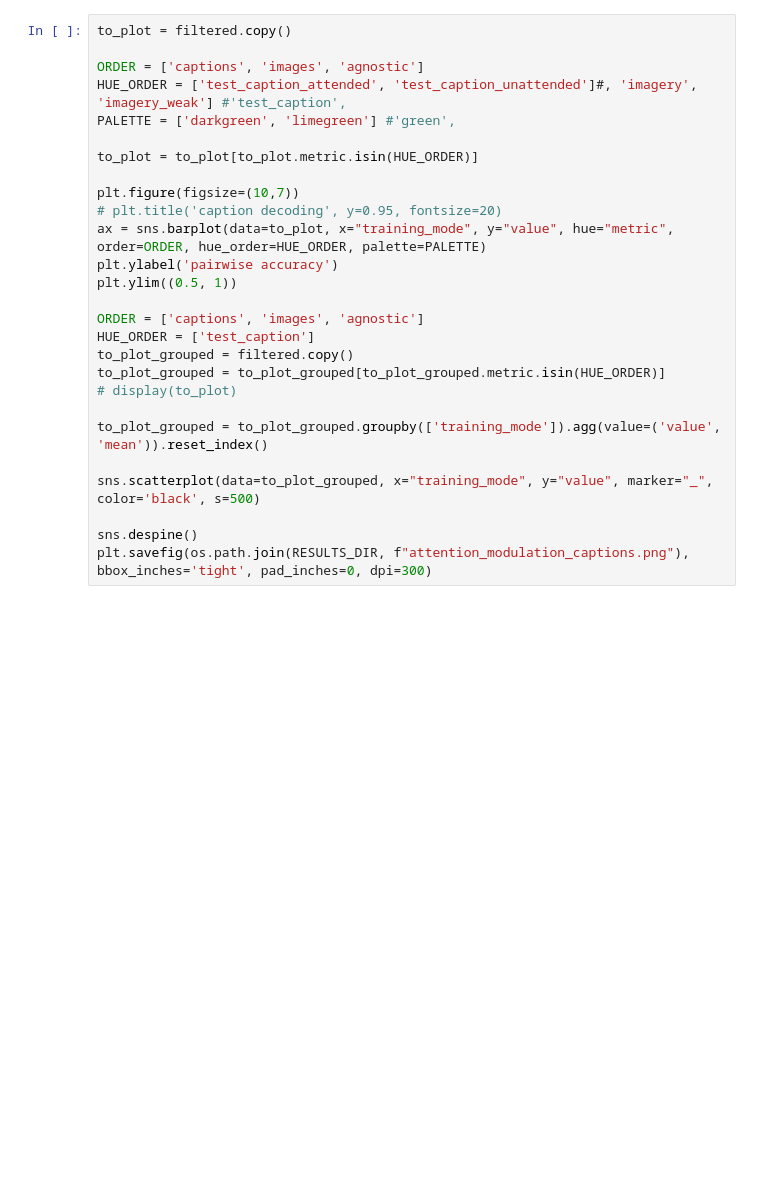
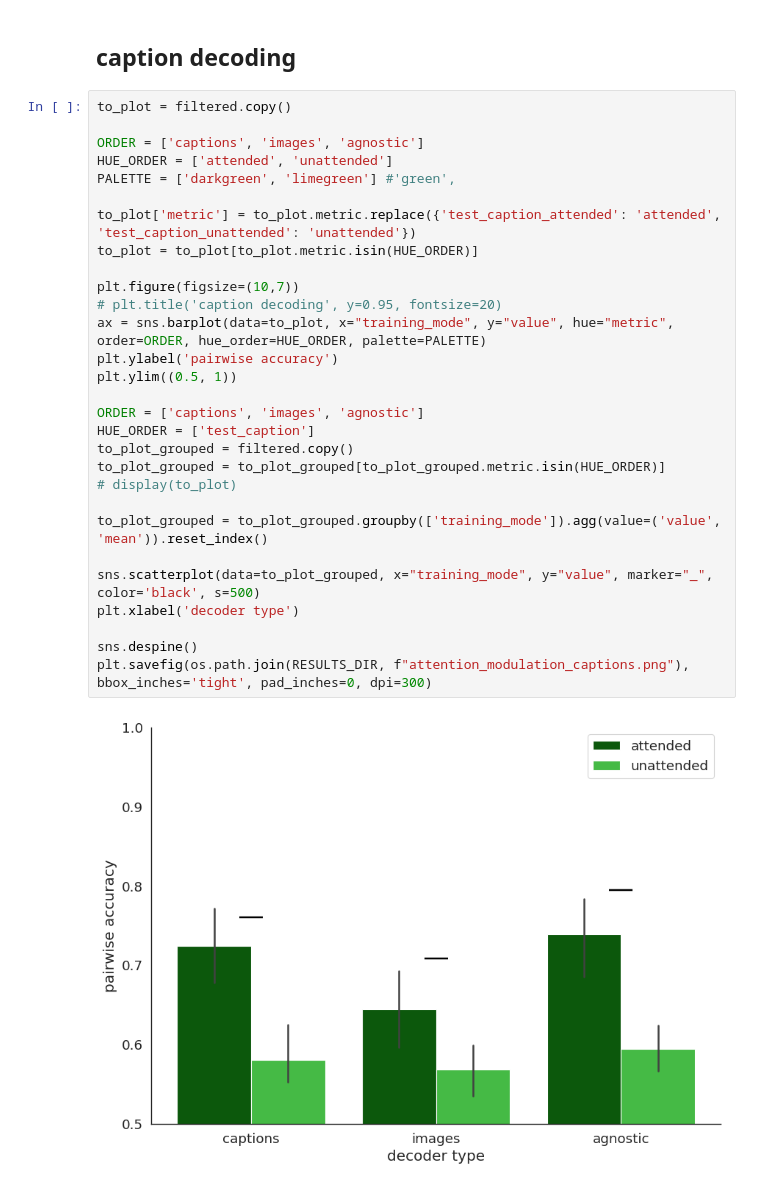
Before and after one commit to mitjanikolaus/multimodal_decoding, a Jupyter notebook: notebooks/analysis_attention_modulation.ipynb, the cells around one changed output. Drawn from its saved outputs; the diff is of its cells as text; blank space fills up the shorter version.

```diff
--- a/notebooks/analysis_attention_modulation.ipynb
+++ b/notebooks/analysis_attention_modulation.ipynb
@@ -115,27 +215,33 @@ print('\n')
+# %% [markdown]
+## caption decoding
 # %%
 to_plot = filtered.copy()
 
 ORDER = ['captions', 'images', 'agnostic']
-HUE_ORDER = ['test_caption_attended', 'test_caption_unattended']#, 'imagery', 'imagery_weak'] #'test_caption',
+HUE_ORDER = ['attended', 'unattended']
 PALETTE = ['darkgreen', 'limegreen'] #'green',
 
+to_plot['metric'] = to_plot.metric.replace({'test_caption_attended': 'attended', 'test_caption_unattended': 'unattended'})
 to_plot = to_plot[to_plot.metric.isin(HUE_ORDER)]
 
 plt.figure(figsize=(10,7))
 # plt.title('caption decoding', y=0.95, fontsize=20)
 ax = sns.barplot(data=to_plot, x="training_mode", y="value", hue="metric", order=ORDER, hue_order=HUE_ORDER, palette=PALETTE)
 plt.ylabel('pairwise accuracy')
 plt.ylim((0.5, 1))
 
 ORDER = ['captions', 'images', 'agnostic']
 HUE_ORDER = ['test_caption']
 to_plot_grouped = filtered.copy()
 to_plot_grouped = to_plot_grouped[to_plot_grouped.metric.isin(HUE_ORDER)]
 # display(to_plot)
 
 to_plot_grouped = to_plot_grouped.groupby(['training_mode']).agg(value=('value', 'mean')).reset_index()
 
 sns.scatterplot(data=to_plot_grouped, x="training_mode", y="value", marker="_", color='black', s=500)
+plt.xlabel('decoder type')
 
 sns.despine()
 plt.savefig(os.path.join(RESULTS_DIR, f"attention_modulation_captions.png"), bbox_inches='tight', pad_inches=0, dpi=300)
+# %% [output]
+[figure, added]
```
Also changed, not shown: parts of 20 cells of this notebook, 1 other file.
